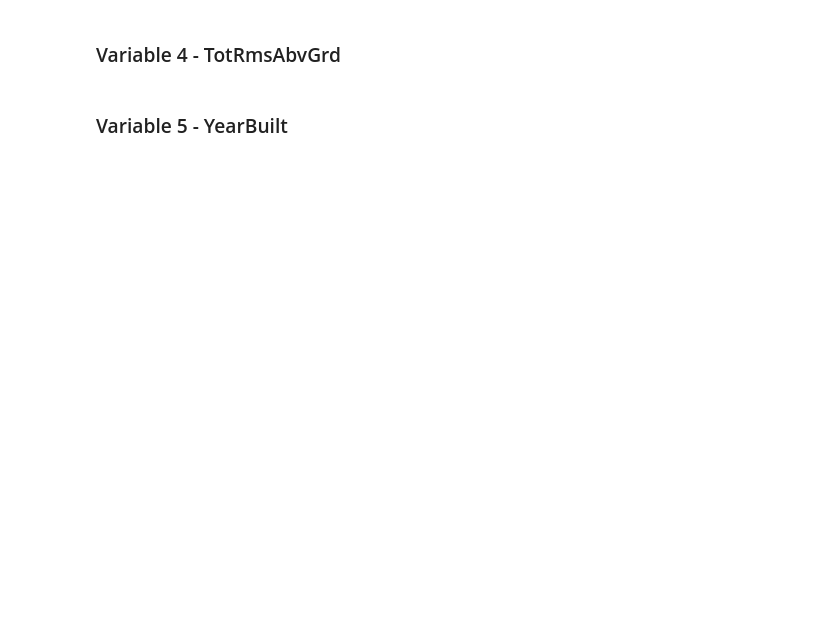
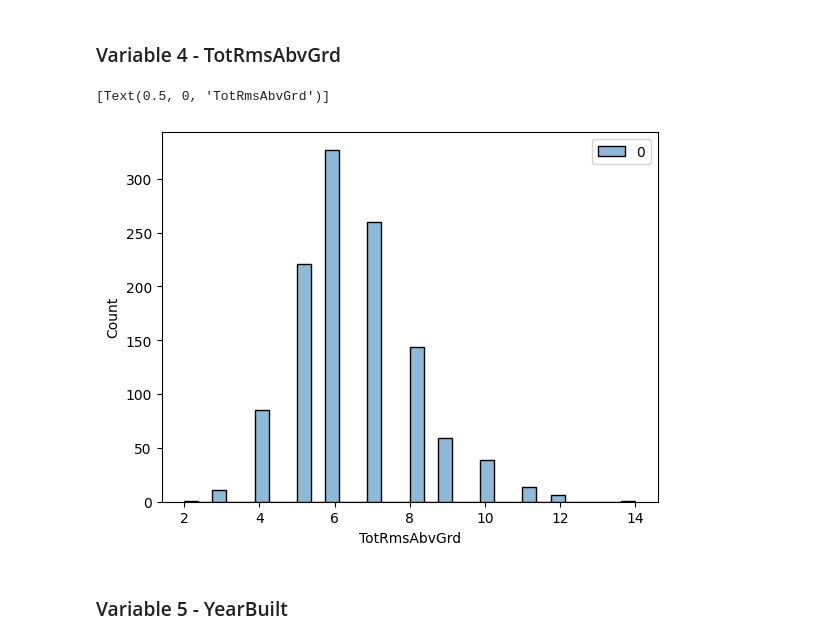
Before and after one commit to jking2410/Proyecto1, a Jupyter notebook: Proyecto1_JosueKing.ipynb, the cells around one changed output. Cells and saved outputs as stored; diff of their text form; code cells hidden in the pictures; blank space fills up the shorter version.

```diff
--- a/Proyecto1_JosueKing.ipynb
+++ b/Proyecto1_JosueKing.ipynb
@@ -58,11 +76,11 @@ print('''Variable 3 - 1stFlrSF
 # %% [markdown]
 ### Variable 4 - TotRmsAbvGrd
 # %%
-v4 = dfit[:,3:4]
-min4 = np.amin(v4)
-max4 = np.amax(v4)
-std4 = np.std(v4)
-ptp4 = np.ptp(v4)
+v4fit = dfit[:,3:4]
+min4 = np.amin(v4fit)
+max4 = np.amax(v4fit)
+std4 = np.std(v4fit)
+ptp4 = np.ptp(v4fit)
 
 print('''Variable 4 - TotRmsAbvGrd
     Valor Minimo: {}
@@ -117,8 +162,11 @@ hist3.set(xlabel='1stFlrSF')
 # %% [markdown]
 ### Variable 4 - TotRmsAbvGrd
 # %%
-hist4 = sns.histplot(data=v4)
+hist4 = sns.histplot(data=v4fit)
 hist4.set(xlabel='TotRmsAbvGrd')
+# %% [output]
+[Text(0.5, 0, 'TotRmsAbvGrd')]
+[figure, added]
 # %% [markdown]
 ### Variable 5 - YearBuilt
 # %%
```
Also changed, not shown: parts of 26 cells of this notebook.
